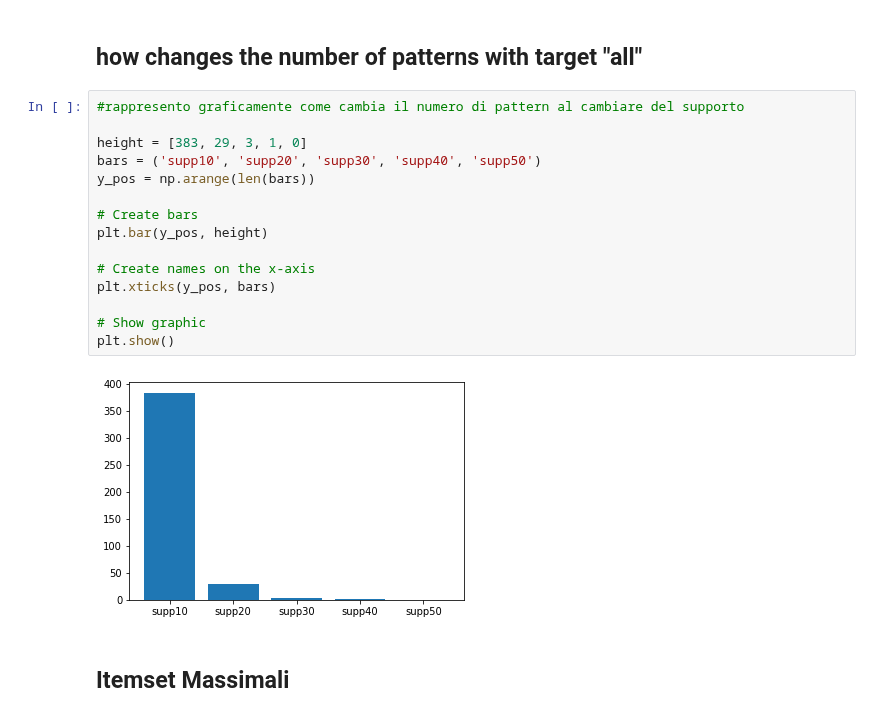
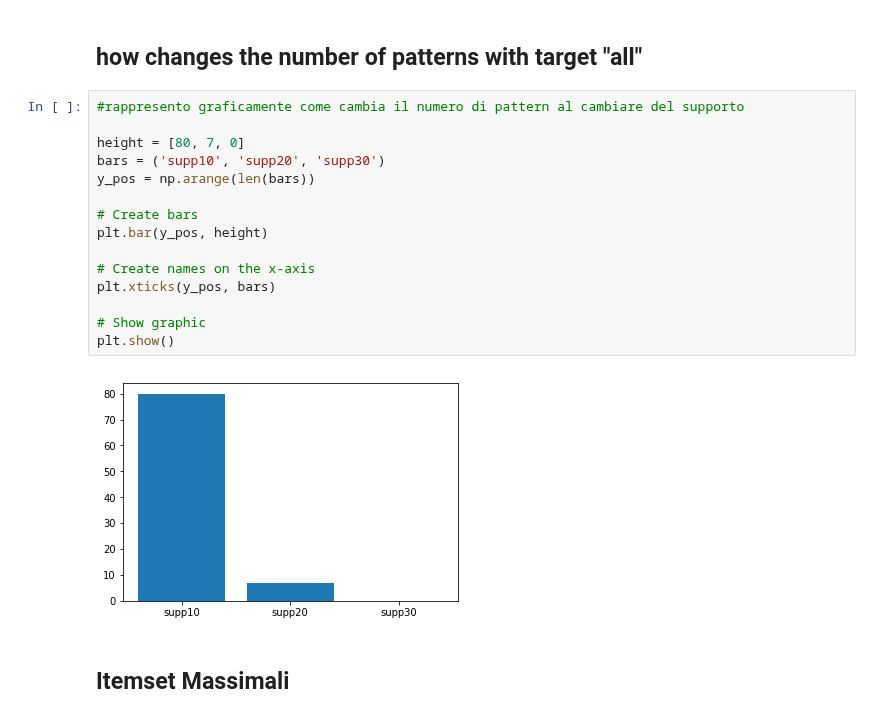
Before and after one commit to andybbruno/DataMining, a Jupyter notebook: PatternMining.ipynb, the cells around one changed output. Saved outputs shown, nothing was run; the diff lists cells and outputs as text.

```diff
--- a/PatternMining.ipynb
+++ b/PatternMining.ipynb
@@ -212,20 +202,20 @@ itemsets
 # %%
 #rappresento graficamente come cambia il numero di pattern al cambiare del supporto
 
-height = [383, 29, 3, 1, 0]
-bars = ('supp10', 'supp20', 'supp30', 'supp40', 'supp50')
+height = [80, 7, 0]
+bars = ('supp10', 'supp20', 'supp30')
 y_pos = np.arange(len(bars))
 
 # Create bars
 plt.bar(y_pos, height)
 
 # Create names on the x-axis
 plt.xticks(y_pos, bars)
 
 # Show graphic
 plt.show()
 # %% [output]
-[figure, old version]
+[figure, new version]
 # %% [markdown]
 ## Itemset Massimali
 # %%
```
Also changed, not shown: parts of 26 cells of this notebook.
